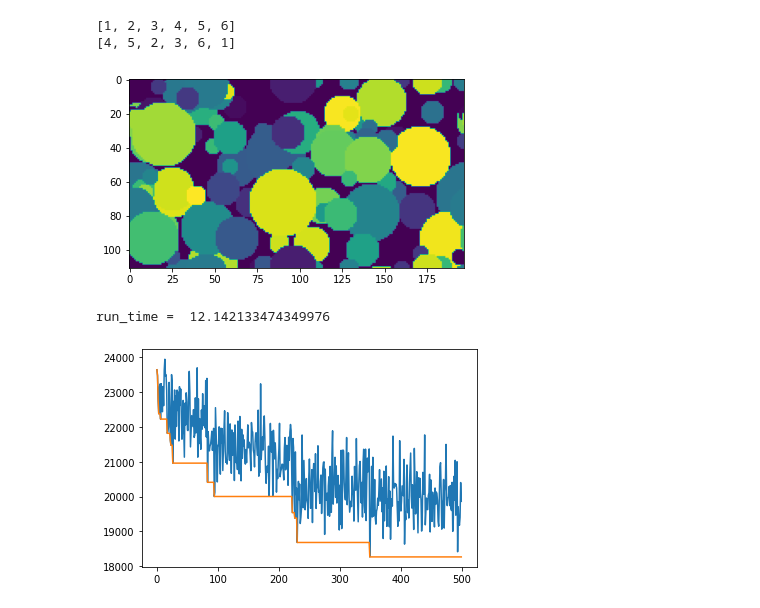
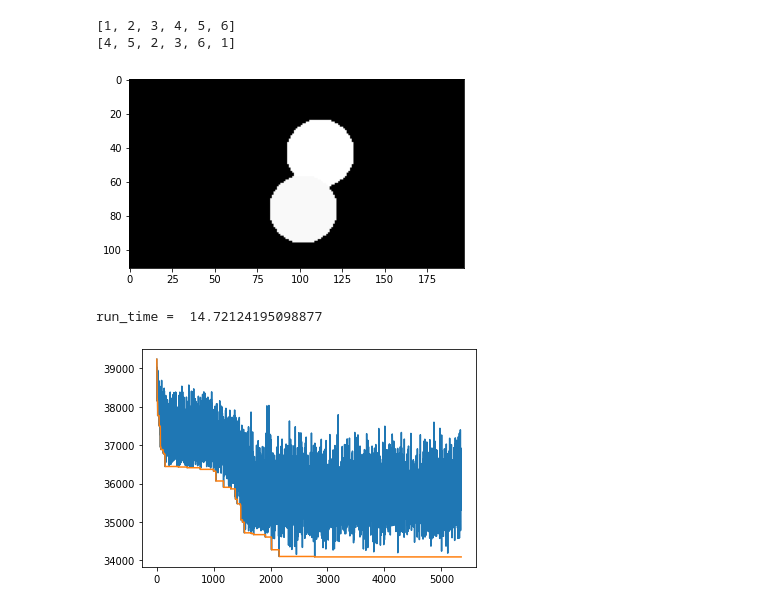
Before and after one commit to JoDeMiro/LuaLisa, a Jupyter notebook: Lua_Lisa_04_Generation.ipynb, the cells around one changed output. Drawn from its saved outputs; the diff is of its cells as text; code cells hidden in the pictures.

```diff
--- a/Lua_Lisa_04_Generation.ipynb
+++ b/Lua_Lisa_04_Generation.ipynb
@@ -216,7 +216,7 @@ class Evolution:
 
       p_img[rr, cc] = _value                        # <-- adjuk hozzá a kört a képhez a megfelelő pixel intenzitással [value]
 
-    plt.imshow(p_img); plt.show()                   # <-- show image
+    plt.imshow(p_img, cmap='gray'); plt.show()                   # <-- show image
 
 
   # ------- Segéd függvény a hibához -----
@@ -287,8 +287,8 @@ class Evolution:
           _c = 0 if _c < 0 else _c
           _c = width if _c > width else _c
           _rr = _cr = circle.get('_rr') + np.random.randint(low = -self._rf_rr, high = self._rf_rr)
-          _rr = _min_circle_radius if _rr < _min_circle_radius else _rr                   # <-- ne lehessen kisebb mint az előre megatott érték
-          _rr = _max_circle_radius if _rr > _max_circle_radius else _rr                   # <-- ne léphesse túl az előre megadott értéket
+          _rr = self.min_circle_radius if _rr < self.min_circle_radius else _rr                   # <-- ne lehessen kisebb mint az előre megatott érték
+          _rr = self.max_circle_radius if _rr > self.max_circle_radius else _rr                   # <-- ne léphesse túl az előre megadott értéket
           _cr = _rr
           _value = circle.get('_value') + ((-0.5 + np.random.rand()) * self._rf_v)
           _value = 0 if _value < 0 else _value                                            # <-- ne lehessen kisebb mint az előre megatott érték
@@ -338,37 +338,37 @@ class Evolution:
 # %%
 # Get shape of original image
 height, width = gray.shape[0], gray.shape[1]
 print('w:', width, 'h:', height)
 
 # ------- Circle parameters -------------
-number_of_cirles = 100
+number_of_cirles = 2
 min_circle_radius = 5
 max_circle_radius = 20
 
 # ------- Evoltuion paramters -----------
 
 rf_r = 10                                # <-- ennyivel tudja módosítani +/- az _r értékét a mutációval  ---> row pozíció (vagy y cord) módosítója
-rf_c = 10                                # <-- ennyivel tudja módosítani +/- az _c értékét a mutációval  ---> col pozíció (vagy x cord) módosítója
+rf_c = 30                                # <-- ennyivel tudja módosítani +/- az _c értékét a mutációval  ---> col pozíció (vagy x cord) módosítója
 rf_rr = 3                                # <-- ennyivel tudja módosítani +/- az _rr és a _cr érétkét a mutációval    ---> radius módosítója
-rf_v = 0.05                              # <-- ennyivel tudja módosítani +6- a  _value értékét
+rf_v = 0.25                              # <-- ennyivel tudja módosítani +6- a  _value értékét
 
 # ------- Evoltuion paramters -----------
 print_every_solution_result  = False
 show_time = 20
 
 
 # ------- Run evolution ----------------
 
 evolution = Evolution(original_image = gray)
 
 evolution.setup_evolution(rf_r, rf_c, rf_rr, rf_v)
 
 evolution.init_solution(number_of_cirles, min_circle_radius, max_circle_radius)
 
-evolution.run_evolution(generation = 100, population = 5, show_time = 20)
+evolution.run_evolution(generation = 1070, population = 5, show_time = 20)
 
 evolution.show_history()
 # %% [output]
-[figure, old version]
+[figure, new version]
-run_time =  12.142133474349976
+run_time =  14.72124195098877
-[figure, old version]
+[figure, new version]
```
